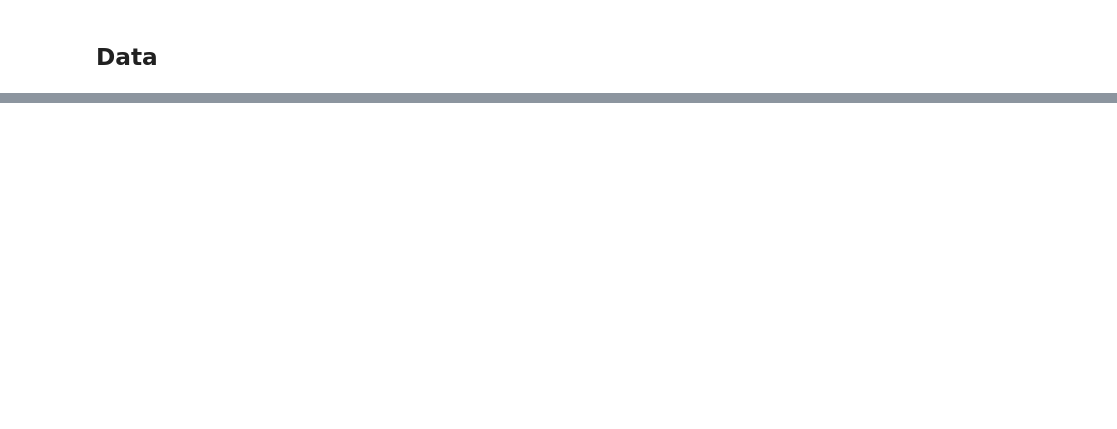
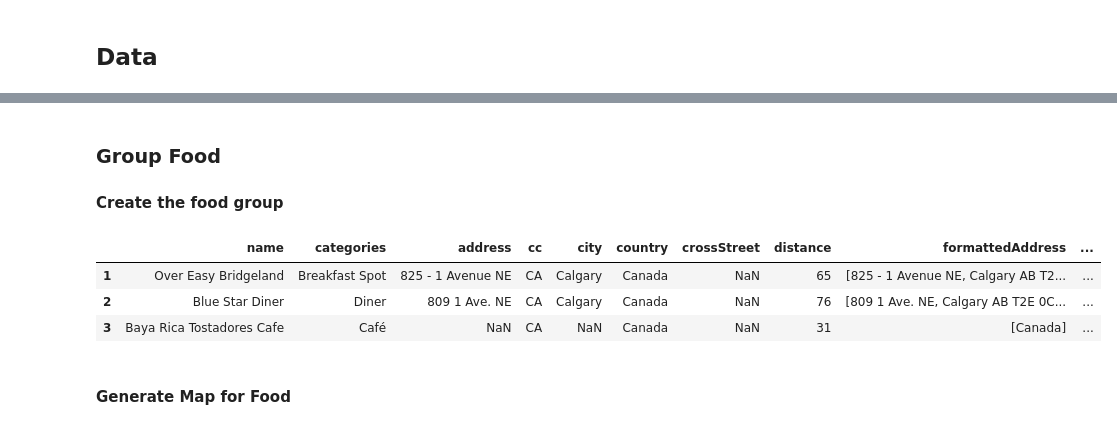
Before and after one commit to arielsoler/Coursera_Capstone, a Jupyter notebook: Capstone Project - The Battle of Neighborhoods.ipynb, the cells around one changed output, grey strips where cells are left out. Cells and saved outputs as stored; diff of their text form; code cells hidden in the pictures; blank space fills up the shorter version.

```diff
--- a/Capstone Project - The Battle of Neighborhoods.ipynb
+++ b/Capstone Project - The Battle of Neighborhoods.ipynb
@@ -74,0 +313,16 @@ This is how data from Foursquare will be used in the project:
+# %% [markdown]
+### Group Food
+#### Create the food group
+# %%
+# Food
+dataframe_filtered_food = dataframe_filtered[dataframe_filtered.categories.isin(['Café', 'Breakfast Spot', 'Burger Joint', 'Noodle House', 'Diner', 'Coffee Shop',
+                                                                                'French Restaurant', 'Italian Restaurant', 'Sandwich Place', 'Pizza Place', 'Bakery', 'Vietnamese Restaurant','Food Truck',
+                                                                                'Sushi Restaurant', 'Dessert Shop', 'Deli / Bodega', 'Farmers Market'])]
+dataframe_filtered_food.head(3)
+# %% [output]
+|  | name | categories | address | cc | city | country | crossStreet | distance | formattedAddress | ... |
+| 1 | Over Easy Bridgeland | Breakfast Spot | 825 - 1 Avenue NE | CA | Calgary | Canada | NaN | 65 | [825 - 1 Avenue NE, Calgary AB T2... | ... |
+| 2 | Blue Star Diner | Diner | 809 1 Ave. NE | CA | Calgary | Canada | NaN | 76 | [809 1 Ave. NE, Calgary AB T2E 0C... | ... |
+| 3 | Baya Rica Tostadores Cafe | Café | NaN | CA | NaN | Canada | NaN | 31 | [Canada] | ... |
+# %% [markdown]
+#### Generate Map for Food
```
Also changed, not shown: parts of 64 cells of this notebook.
